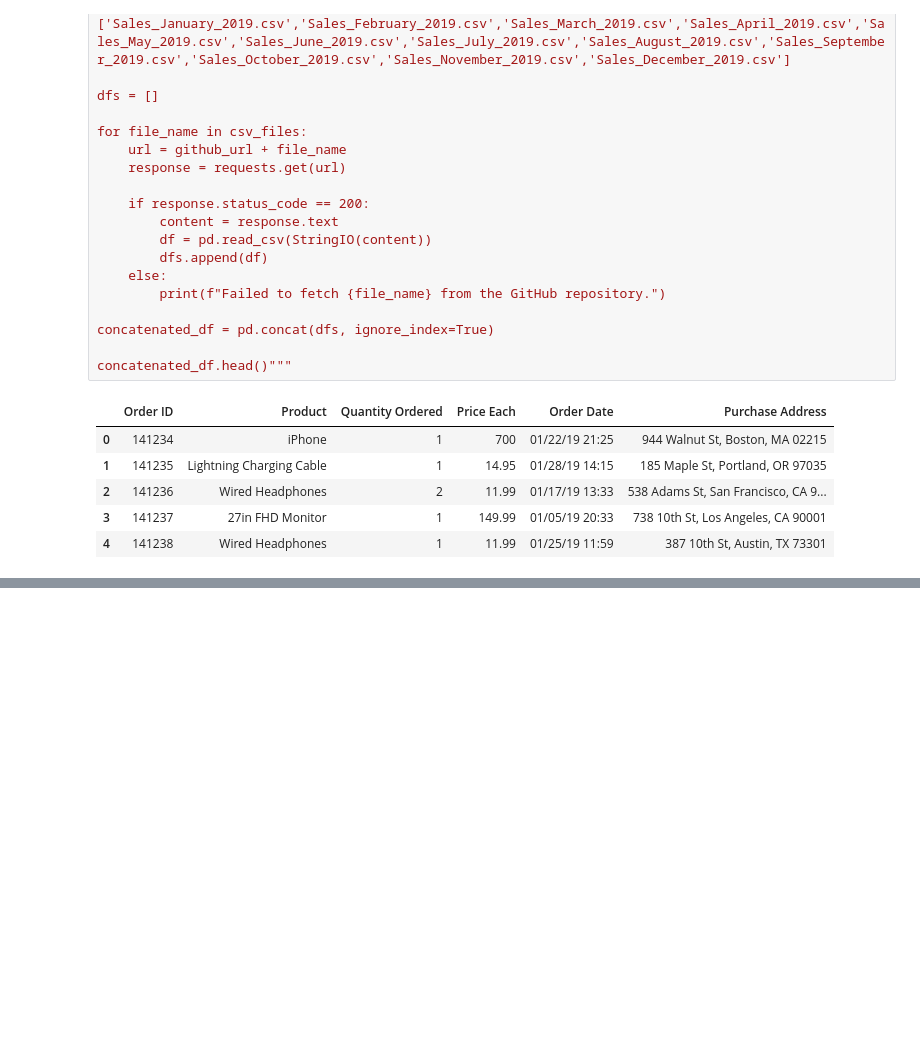
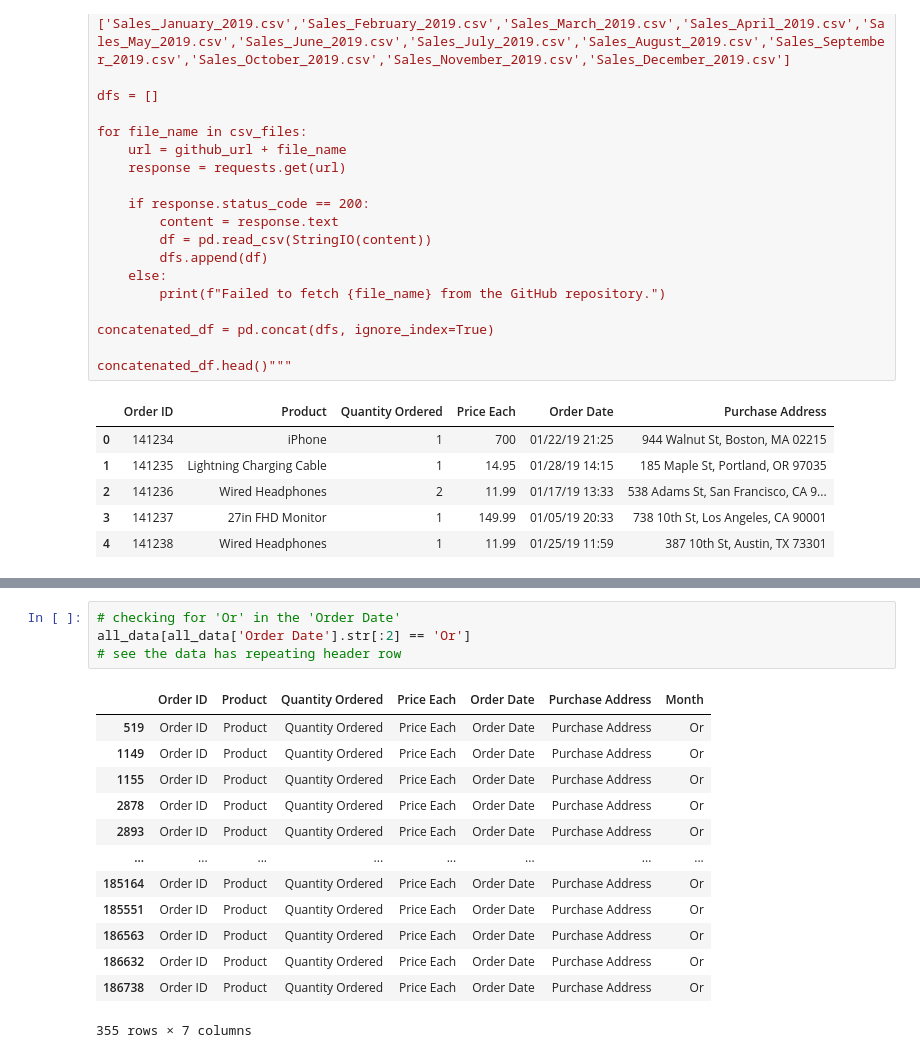
Before and after one commit to mezenka/Python_DataExploration, a Jupyter notebook: pandas_ds1.ipynb, the cells around one changed output, grey strips where cells are left out. Cells and saved outputs as stored; diff of their text form; blank space fills up the shorter version.

```diff
--- a/pandas_ds1.ipynb
+++ b/pandas_ds1.ipynb
@@ -123,0 +131,18 @@ ValueError: ignored
+# %%
+# checking for 'Or' in the 'Order Date'
+all_data[all_data['Order Date'].str[:2] == 'Or']
+# see the data has repeating header row
+# %% [output]
+|  | Order ID | Product | Quantity Ordered | Price Each | Order Date | Purchase Address | Month |
+| 519 | Order ID | Product | Quantity Ordered | Price Each | Order Date | Purchase Address | Or |
+| 1149 | Order ID | Product | Quantity Ordered | Price Each | Order Date | Purchase Address | Or |
+| 1155 | Order ID | Product | Quantity Ordered | Price Each | Order Date | Purchase Address | Or |
+| 2878 | Order ID | Product | Quantity Ordered | Price Each | Order Date | Purchase Address | Or |
+| 2893 | Order ID | Product | Quantity Ordered | Price Each | Order Date | Purchase Address | Or |
+| ... | ... | ... | ... | ... | ... | ... | ... |
+| 185164 | Order ID | Product | Quantity Ordered | Price Each | Order Date | Purchase Address | Or |
+| 185551 | Order ID | Product | Quantity Ordered | Price Each | Order Date | Purchase Address | Or |
+| 186563 | Order ID | Product | Quantity Ordered | Price Each | Order Date | Purchase Address | Or |
+| 186632 | Order ID | Product | Quantity Ordered | Price Each | Order Date | Purchase Address | Or |
+| 186738 | Order ID | Product | Quantity Ordered | Price Each | Order Date | Purchase Address | Or |
+355 rows × 7 columns
```
Also changed, not shown: parts of 10 cells of this notebook.
